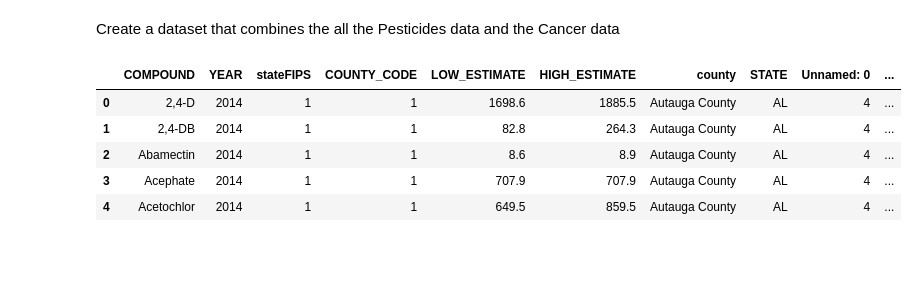
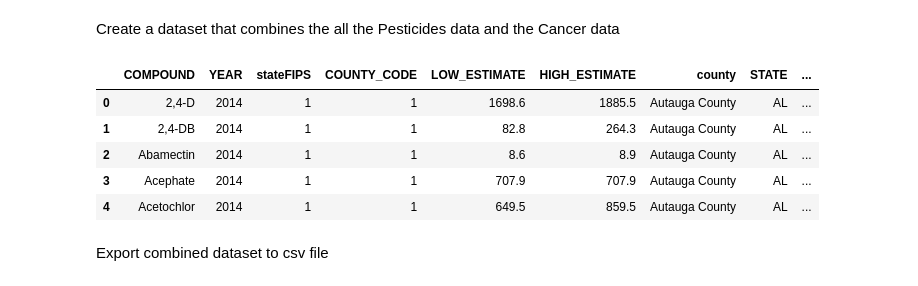
Before and after one commit to anissakhan/731-Project-1, a Jupyter notebook: Notebooks/731Project1-Notebook.ipynb, the cells around one changed output. Saved outputs shown, nothing was run; the diff lists cells and outputs as text; code cells hidden in the pictures; blank space fills up the shorter version.

```diff
--- a/Notebooks/731Project1-Notebook.ipynb
+++ b/Notebooks/731Project1-Notebook.ipynb
@@ -269,13 +284,15 @@ df2014Combined
 # %% [markdown]
 Create a dataset that combines the all the Pesticides data and the Cancer data
 # %%
-dfAllCombined=pd.merge(dfPest, dfCancer, left_on=['county', 'stateFIPS'], right_on=['county', 'stateFIPS']).head()
+dfAllCombined=pd.merge(dfPest, dfCancer, left_on=['county', 'stateFIPS'], right_on=['county', 'stateFIPS'])
 # %%
-dfAllCombined
+dfAllCombined.head()
 # %% [output]
-|  | COMPOUND | YEAR | stateFIPS | COUNTY_CODE | LOW_ESTIMATE | HIGH_ESTIMATE | county | STATE | Unnamed: 0 | ... |
-| 0 | 2,4-D | 2014 | 1 | 1 | 1698.6 | 1885.5 | Autauga County | AL | 4 | ... |
-| 1 | 2,4-DB | 2014 | 1 | 1 | 82.8 | 264.3 | Autauga County | AL | 4 | ... |
-| 2 | Abamectin | 2014 | 1 | 1 | 8.6 | 8.9 | Autauga County | AL | 4 | ... |
-| 3 | Acephate | 2014 | 1 | 1 | 707.9 | 707.9 | Autauga County | AL | 4 | ... |
-| 4 | Acetochlor | 2014 | 1 | 1 | 649.5 | 859.5 | Autauga County | AL | 4 | ... |
+|  | COMPOUND | YEAR | stateFIPS | COUNTY_CODE | LOW_ESTIMATE | HIGH_ESTIMATE | county | STATE | ... |
+| 0 | 2,4-D | 2014 | 1 | 1 | 1698.6 | 1885.5 | Autauga County | AL | ... |
+| 1 | 2,4-DB | 2014 | 1 | 1 | 82.8 | 264.3 | Autauga County | AL | ... |
+| 2 | Abamectin | 2014 | 1 | 1 | 8.6 | 8.9 | Autauga County | AL | ... |
+| 3 | Acephate | 2014 | 1 | 1 | 707.9 | 707.9 | Autauga County | AL | ... |
+| 4 | Acetochlor | 2014 | 1 | 1 | 649.5 | 859.5 | Autauga County | AL | ... |
+# %% [markdown]
+Export combined dataset to csv file
```
Also changed, not shown: parts of 10 cells of this notebook, 6 other files.
